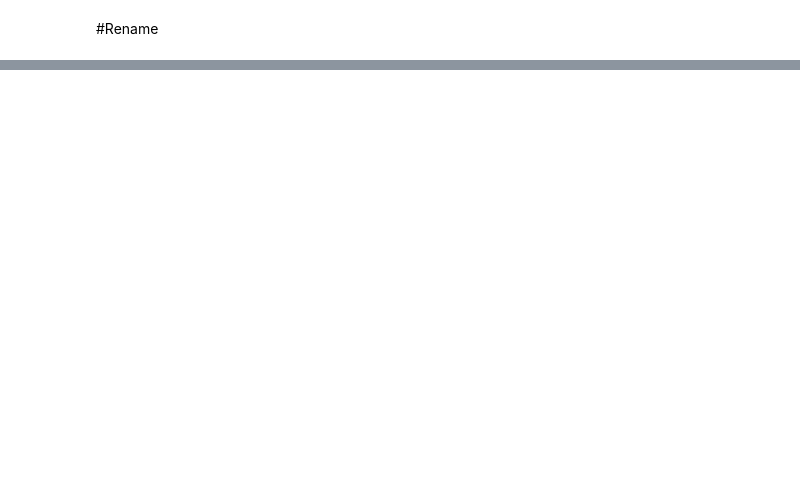
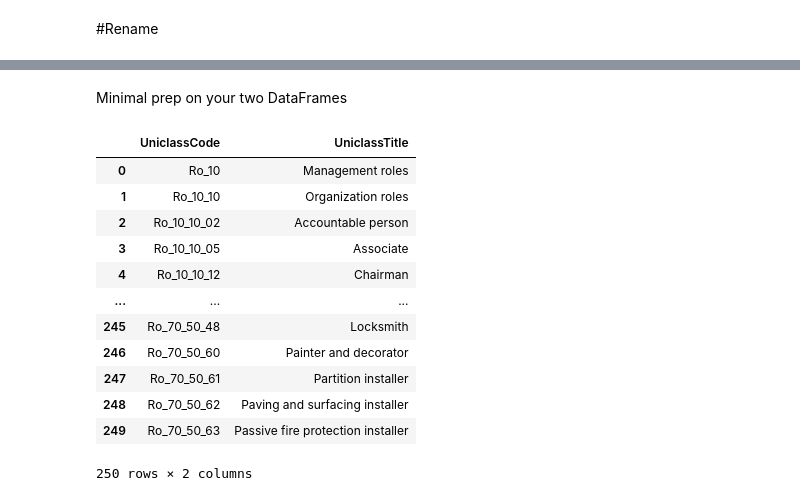
Before and after one commit to surajadkhari/classication, a Jupyter notebook: model1_test.ipynb, the cells around one changed output, grey strips where cells are left out. Saved outputs shown, nothing was run; the diff lists cells and outputs as text; code cells hidden in the pictures; blank space fills up the shorter version.

```diff
--- a/model1_test.ipynb
+++ b/model1_test.ipynb
@@ -154,0 +181,31 @@ dtype: int64
+# %% [markdown]
+Minimal prep on your two DataFrames
+# %%
+# Make safe copies
+df_u = df_uniphiData.copy()
+df_c = df_uniclass.copy()
+
+# Fill blanks and strip whitespace
+for col in ["Classification","Discipline","Position","ClassificationCode"]:
+    if col in df_u.columns:
+        df_u[col] = df_u[col].fillna("").astype(str).str.strip()
+# .fillna("") --replaces any missing values (NaN) in the column with an empty string "
+#.astype(str)--converts everything to a string type.
+#.str.strip()--removes any extra spaces at the start or end of the text.
+df_c["UniclassTitle"] = df_c["UniclassTitle"].fillna("").astype(str).str.strip()
+df_c["UniclassCode"]  = df_c["UniclassCode"].fillna("").astype(str).str.strip()
+df_c.head(250)
+# %% [output]
+|  | UniclassCode | UniclassTitle |
+| 0 | Ro_10 | Management roles |
+| 1 | Ro_10_10 | Organization roles |
+| 2 | Ro_10_10_02 | Accountable person |
+| 3 | Ro_10_10_05 | Associate |
+| 4 | Ro_10_10_12 | Chairman |
+| ... | ... | ... |
+| 245 | Ro_70_50_48 | Locksmith |
+| 246 | Ro_70_50_60 | Painter and decorator |
+| 247 | Ro_70_50_61 | Partition installer |
+| 248 | Ro_70_50_62 | Paving and surfacing installer |
+| 249 | Ro_70_50_63 | Passive fire protection installer |
+250 rows × 2 columns
```
Also changed, not shown: parts of 7 cells of this notebook.
